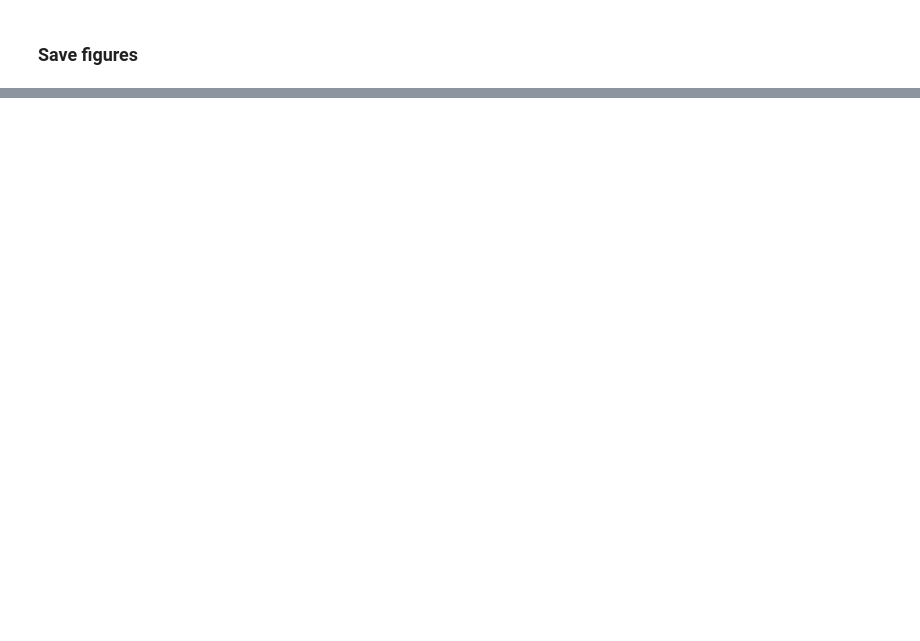
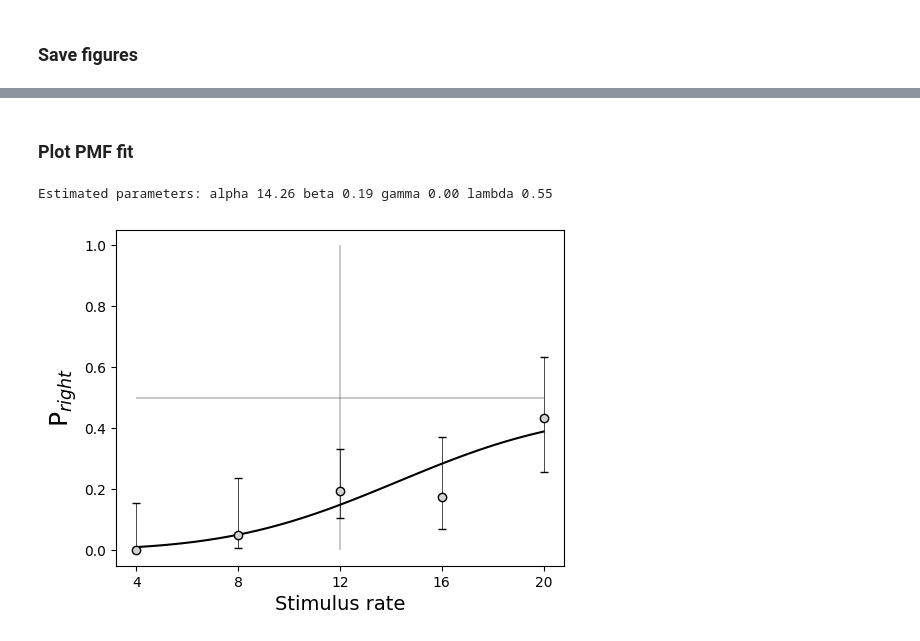
Before and after one commit to rojasgabriel/behavior_analyses, a Jupyter notebook: analyze_chipmunk_behavior.ipynb, the cells around one changed output, grey strips where cells are left out. Drawn from its saved outputs; the diff is of its cells as text; code cells hidden in the pictures; blank space fills up the shorter version.

```diff
--- a/analyze_chipmunk_behavior.ipynb
+++ b/analyze_chipmunk_behavior.ipynb
@@ -178,0 +217,78 @@ fig.savefig(f'{figures_dir}{animalID}_actual_wait_times.pdf', dpi=300)
+# %% [markdown]
+### Plot PMF fit
+# %%
+# first get the average points like above
+frequencies = np.sort(np.array(list(freq_presented)).astype(float))
+p_right = np.zeros_like(frequencies,dtype=float)
+ci_right = np.zeros((len(frequencies),2),dtype=float)
+
+from statsmodels.stats.proportion import proportion_confint
+for i,frequency in enumerate(frequencies):
+    cnt = np.sum(responded_right[rate_list == frequency]) # number of times the subject licked left
+    nobs = np.count_nonzero(rate_list == frequency) # number of observations (ntrials)
+    p_right[i] = cnt/nobs
+    ci_right[i] = proportion_confint(cnt,nobs,method='wilson') # 95% confidence interval
+
+def cumulative_gaussian(alpha,beta,gamma,lmbda, X):
+    '''
+    Evaluate the cumulative gaussian psychometric function.
+       alpha is the bias (left or right)
+       beta is the stepness
+       gamma is the left handside offset
+       lmbda is the right handside offset
+
+    Adapted from the Palamedes toolbox
+    Joao Couto - Jan 2022
+    '''
+
+    from scipy.special import erfc # import the complementary error function
+    return  gamma + (1 - gamma - lmbda)*0.5*erfc(-beta*(X-alpha)/np.sqrt(2))+1e-9
+
+from scipy.optimize import minimize
+
+def neg_log_likelihood_error(func, parameters, X, Y):
+    '''
+    Compute the log likelihood
+
+    'func' is the (psychometric) function
+    'parameters' are the input parameters to 'func'
+    'Y' is the binary response (correct = 1; incorrect=0)
+    '''
+
+    pX = func(*parameters, X)*0.99 + 0.005  # the predicted performance for X from the PMF
+    # epsilon to prevent error in log(0)
+    val = np.nansum(Y*np.log(pX) + (1-Y)*np.log(1-pX))
+    return -1*val
+#
+rate_list = np.array(rate_list)
+func = lambda pars: neg_log_likelihood_error(cumulative_gaussian, pars, rate_list.astype(float),responded_right.astype(float))
+# x0 is the initial guess for the fit, it is an important parameter
+x0 = [12.,0.1,p_right[0],1 - p_right[-1]]
+
+bounds = [(frequencies[0],frequencies[-1]),(0.0001,10),(0,0.7),(0,0.7)]
+
+res = minimize(func, x0, options = dict(maxiter = 500*len(x0),adaptive=True),
+               bounds = bounds, method='Nelder-Mead') # method = 'L-BFGS-B',
+
+fig = plt.figure()
+ax = fig.add_axes([0.2,0.2,0.7,0.7])
+ax.vlines(12,0,1,color = 'k',lw = 0.3) # plot a vertical line as reference at zero
+ax.hlines(0.5,np.min(frequencies),np.max(frequencies),color = 'k',lw = 0.3) # plot an horizontal line as reference for chance performance
+ax.set_xticks([4, 8, 12, 16, 20])
+
+# plot the fit
+nx = np.linspace(np.min(frequencies),np.max(frequencies),100)
+ax.plot(nx,cumulative_gaussian(*res.x,nx),'k')
+
+# plot the observed data and confidence intervals
+for i,e in zip(frequencies,ci_right):  # plot the confidence intervals
+    ax.plot(i*np.array([1,1]),e,'_-',lw=0.5,color = 'black')
+
+ax.plot(frequencies,p_right,'ko',markerfacecolor = 'lightgray',markersize = 6)
+
+ax.set_ylabel('P$_{right}$',fontsize = 18)  # set the y-axis label with latex nomenclature
+ax.set_xlabel('Stimulus rate', fontsize = 14); # set the x-axis label
+print('Estimated parameters: alpha {0:2.2f} beta {1:2.2f} gamma {2:2.2f} lambda {3:2.2f}'.format(*res.x))
+# %% [output]
+Estimated parameters: alpha 14.26 beta 0.19 gamma 0.00 lambda 0.55
+[figure, added]
```
Also changed, not shown: parts of 16 cells of this notebook, 6 other files.
